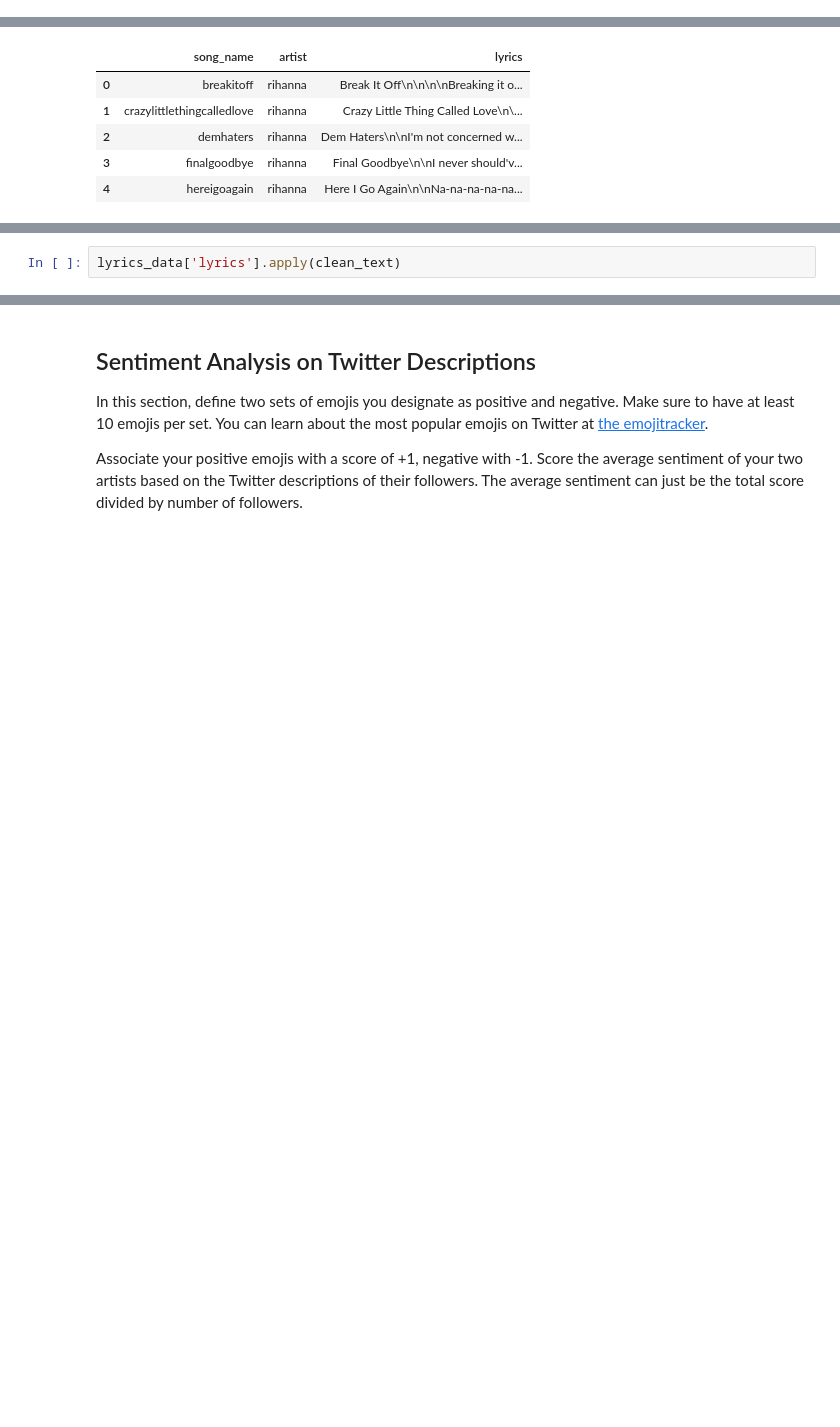
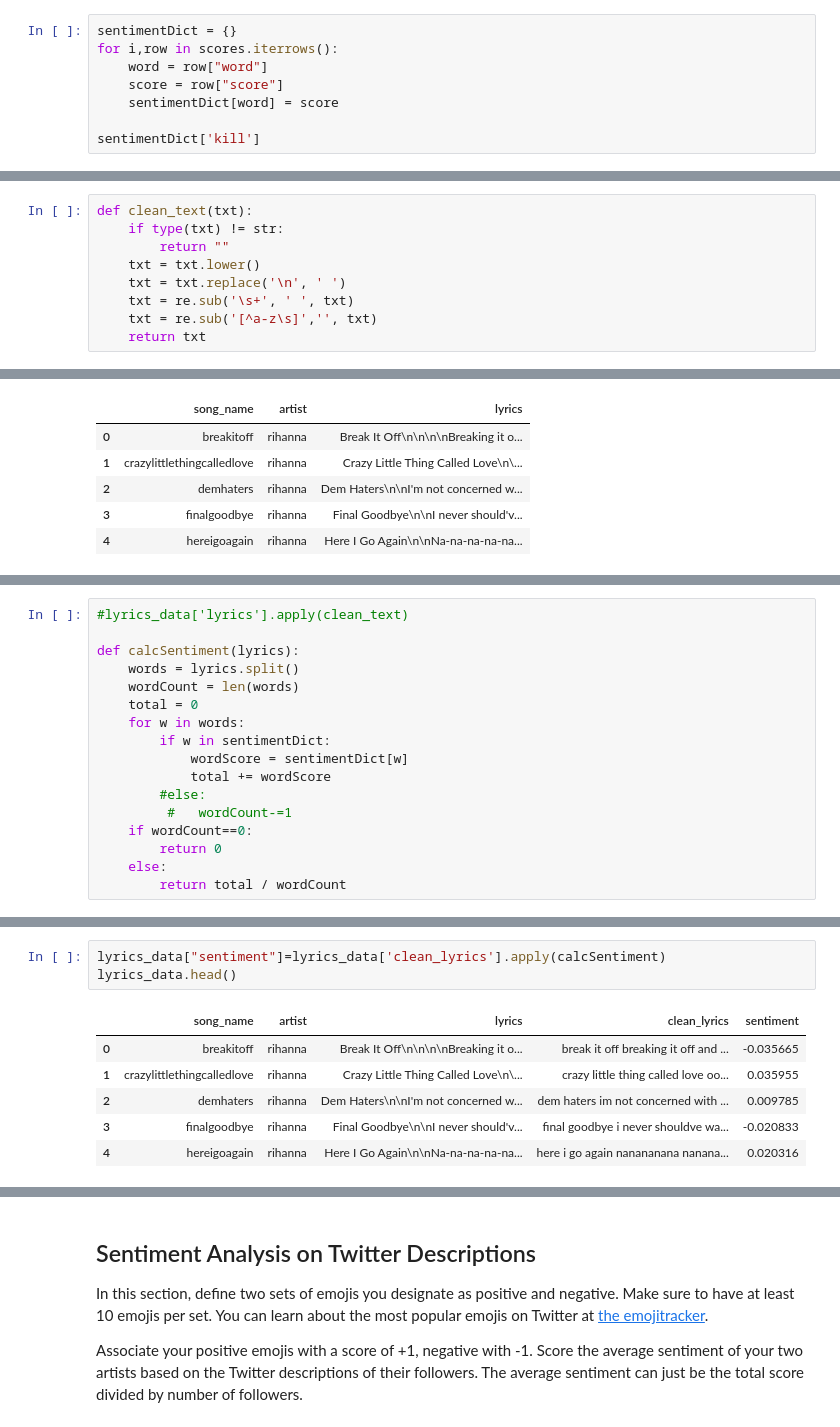
Before and after one commit to Adila-spec/RihannaKaty, a Jupyter notebook: Sentiment Assignment.ipynb, the cells around one changed output, grey strips where cells are left out. Drawn from its saved outputs; the diff is of its cells as text; blank space fills up the shorter version.

```diff
--- a/Sentiment Assignment.ipynb
+++ b/Sentiment Assignment.ipynb
@@ -115,3 +117,11 @@ scores.head()
 | 2 | abounds | 1 |
 | 3 | abundance | 1 |
 | 4 | abundant | 1 |
+# %%
+sentimentDict = {}
+for i,row in scores.iterrows():
+    word = row["word"]
+    score = row["score"]
+    sentimentDict[word] = score
+
+sentimentDict['kill']
@@ -131,3 +143,12 @@ def clean_text(txt):
+# %%
+def clean_text(txt):
+    if type(txt) != str:
+        return ""
+    txt = txt.lower()
+    txt = txt.replace('\n', ' ')
+    txt = re.sub('\s+', ' ', txt)
+    txt = re.sub('[^a-z\s]','', txt)
+    return txt
 # %%
 # your code here
 lyrics_data.head()
@@ -141,2 +164,17 @@ lyrics_data.head()
 # %%
-lyrics_data['lyrics'].apply(clean_text)
+#lyrics_data['lyrics'].apply(clean_text)
+
+def calcSentiment(lyrics):
+    words = lyrics.split()
+    wordCount = len(words)
+    total = 0
+    for w in words:
+        if w in sentimentDict:
+            wordScore = sentimentDict[w]
+            total += wordScore
+        #else:
+         #   wordCount-=1
+    if wordCount==0:
+        return 0
+    else:
+        return total / wordCount
@@ -161,2 +189,12 @@ Name: lyrics, dtype: object
+# %%
+lyrics_data["sentiment"]=lyrics_data['clean_lyrics'].apply(calcSentiment)
+lyrics_data.head()
+# %% [output]
+|  | song_name | artist | lyrics | clean_lyrics | sentiment |
+| 0 | breakitoff | rihanna | Break It Off\n\n\n\nBreaking it o... | break it off breaking it off and ... | -0.035665 |
+| 1 | crazylittlethingcalledlove | rihanna | Crazy Little Thing Called Love\n\... | crazy little thing called love oo... | 0.035955 |
+| 2 | demhaters | rihanna | Dem Haters\n\nI'm not concerned w... | dem haters im not concerned with ... | 0.009785 |
+| 3 | finalgoodbye | rihanna | Final Goodbye\n\nI never should'v... | final goodbye i never shouldve wa... | -0.020833 |
+| 4 | hereigoagain | rihanna | Here I Go Again\n\nNa-na-na-na-na... | here i go again nanananana nanana... | 0.020316 |
 # %% [markdown]
 ### Questions
```
Also changed, not shown: parts of 18 cells of this notebook, 2 other files.
